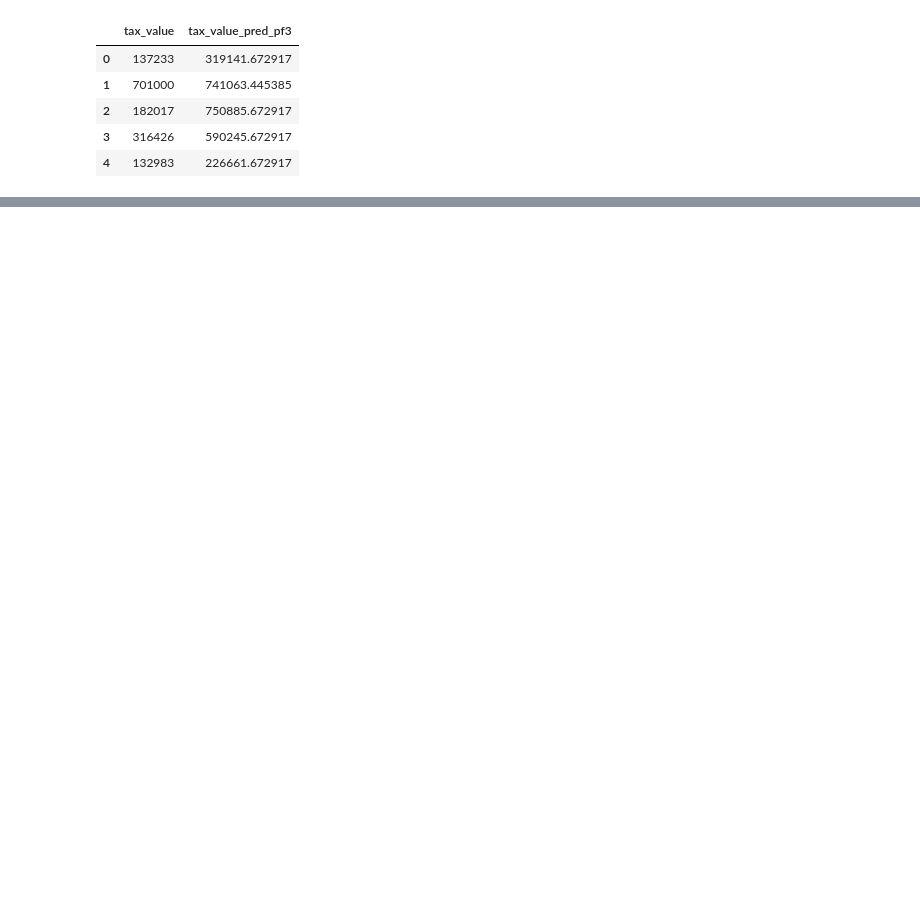
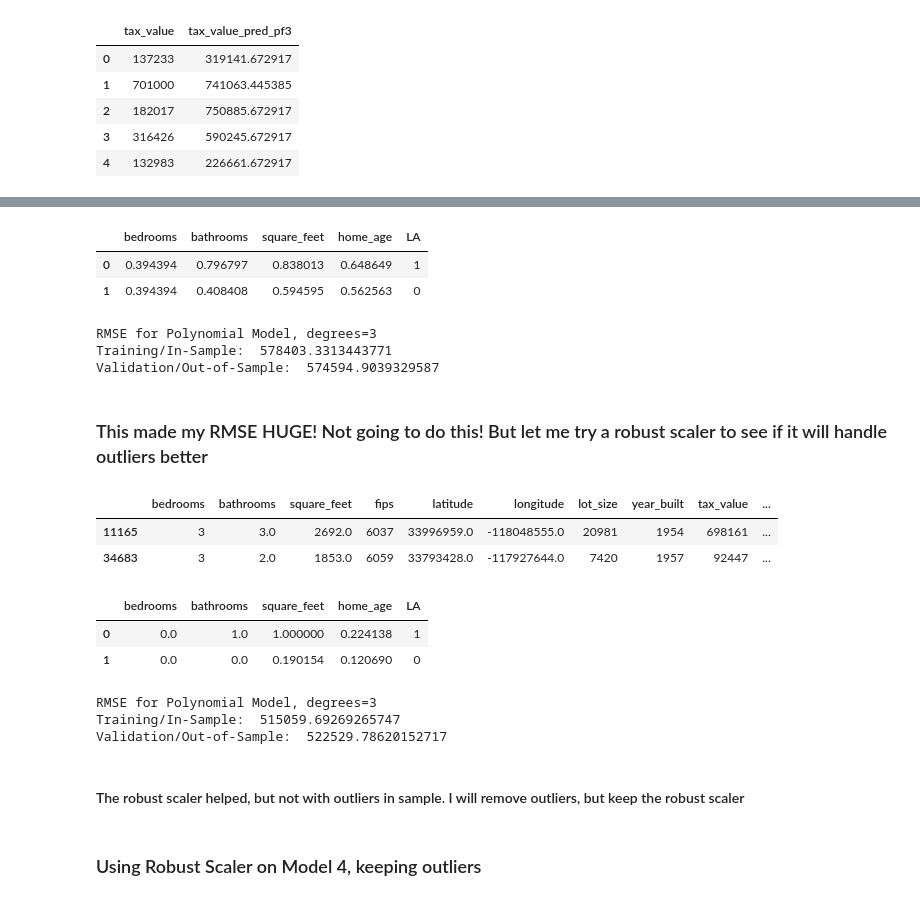
Before and after one commit to cristinalucin/regression-project, a Jupyter notebook: project_workbook.ipynb, the cells around one changed output, grey strips where cells are left out. Drawn from its saved outputs; the diff is of its cells as text; code cells hidden in the pictures; blank space fills up the shorter version.

Commit message:
updated project workbook, wrangle and model .py file

```diff
--- a/project_workbook.ipynb
+++ b/project_workbook.ipynb
@@ -1241,0 +1289,6 @@ df.head(2)
+# %%
+X_train.head(2)
+# %% [output]
+|  | bedrooms | bathrooms | square_feet | home_age | LA |
+| 0 | 0.394394 | 0.796797 | 0.838013 | 0.648649 | 1 |
+| 1 | 0.394394 | 0.408408 | 0.594595 | 0.562563 | 0 |
@@ -1241,0 +1306,44 @@ df.head(2)
+# %%
+# create the model object
+pf3 = LinearRegression(normalize=True)
+
+# fit the model to our training data. We must specify the column in y_train,
+# since we have converted it to a dataframe from a series!
+pf3.fit(X_train_degree3, y_train.tax_value)
+
+# predict train
+y_train['tax_value_pred_pf3'] = pf3.predict(X_train_degree3)
+
+# evaluate: rmse
+rmse_train = mean_squared_error(y_train.tax_value, y_train.tax_value_pred_pf3)**(1/2)
+
+# predict validate
+y_validate['tax_value_pred_pf3'] = pf3.predict(X_validate_degree3)
+
+# evaluate: rmse
+rmse_validate = mean_squared_error(y_validate.tax_value, y_validate.tax_value_pred_pf3)**(1/2)
+
+print("RMSE for Polynomial Model, degrees=3\nTraining/In-Sample: ", rmse_train,
+      "\nValidation/Out-of-Sample: ", rmse_validate)
+# %% [output]
+RMSE for Polynomial Model, degrees=3
+Training/In-Sample:  578403.3313443771
+Validation/Out-of-Sample:  574594.9039329587
+# %% [markdown]
+### This made my RMSE HUGE! Not going to do this! But let me try a robust scaler to see if it will handle outliers better
+# %%
+#Clean data WITHOUT removing outliers
+train,validate,test = m.get_clean_data()
+train.head(2)
+# %% [output]
+|  | bedrooms | bathrooms | square_feet | fips | latitude | longitude | lot_size | year_built | tax_value | ... |
+| 11165 | 3 | 3.0 | 2692.0 | 6037 | 33996959.0 | -118048555.0 | 20981 | 1954 | 698161 | ... |
+| 34683 | 3 | 2.0 | 1853.0 | 6059 | 33793428.0 | -117927644.0 | 7420 | 1957 | 92447 | ... |
+# %%
+#Prep for model 4, which uses my scaling object as Robust Scaler
+X_train, X_validate, X_test, y_train, y_validate, y_test = m.model4_prep(train,validate,test)
+X_train.head(2)
+# %% [output]
+|  | bedrooms | bathrooms | square_feet | home_age | LA |
+| 0 | 0.0 | 1.0 | 1.000000 | 0.224138 | 1 |
+| 1 | 0.0 | 0.0 | 0.190154 | 0.120690 | 0 |
@@ -1241,0 +1361,30 @@ df.head(2)
+# %%
+# create the model object
+pf3 = LinearRegression(normalize=True)
+
+# fit the model to our training data. We must specify the column in y_train,
+# since we have converted it to a dataframe from a series!
+pf3.fit(X_train_degree3, y_train.tax_value)
+
+# predict train
+y_train['tax_value_pred_pf3'] = pf3.predict(X_train_degree3)
+
+# evaluate: rmse
+rmse_train = mean_squared_error(y_train.tax_value, y_train.tax_value_pred_pf3)**(1/2)
+
+# predict validate
+y_validate['tax_value_pred_pf3'] = pf3.predict(X_validate_degree3)
+
+# evaluate: rmse
+rmse_validate = mean_squared_error(y_validate.tax_value, y_validate.tax_value_pred_pf3)**(1/2)
+
+print("RMSE for Polynomial Model, degrees=3\nTraining/In-Sample: ", rmse_train,
+      "\nValidation/Out-of-Sample: ", rmse_validate)
+# %% [output]
+RMSE for Polynomial Model, degrees=3
+Training/In-Sample:  515059.69269265747
+Validation/Out-of-Sample:  522529.78620152717
+# %% [markdown]
+#### The robust scaler helped, but not with outliers in sample. I will remove outliers, but keep the robust scaler
+# %% [markdown]
+### Using Robust Scaler on Model 4, keeping outliers
```
Also changed, not shown: parts of 78 cells of this notebook, 2 other files.
